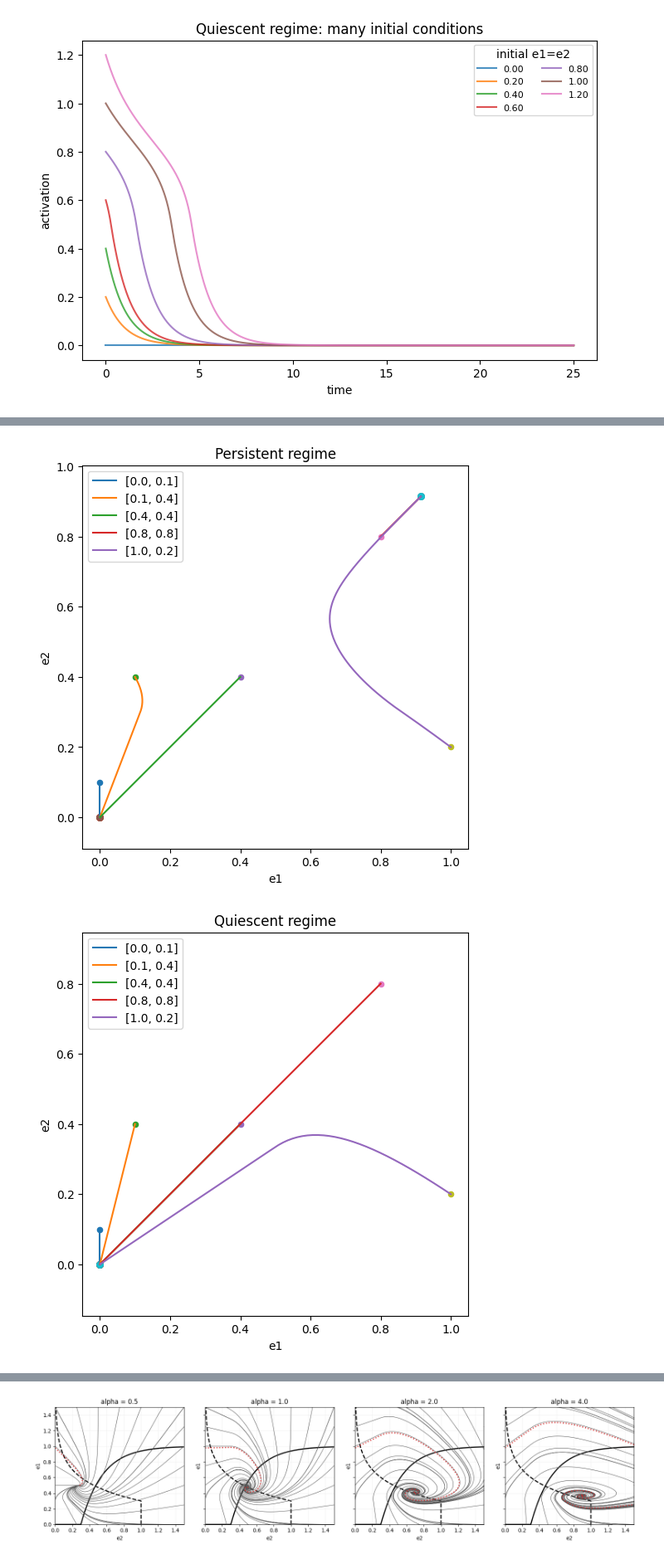
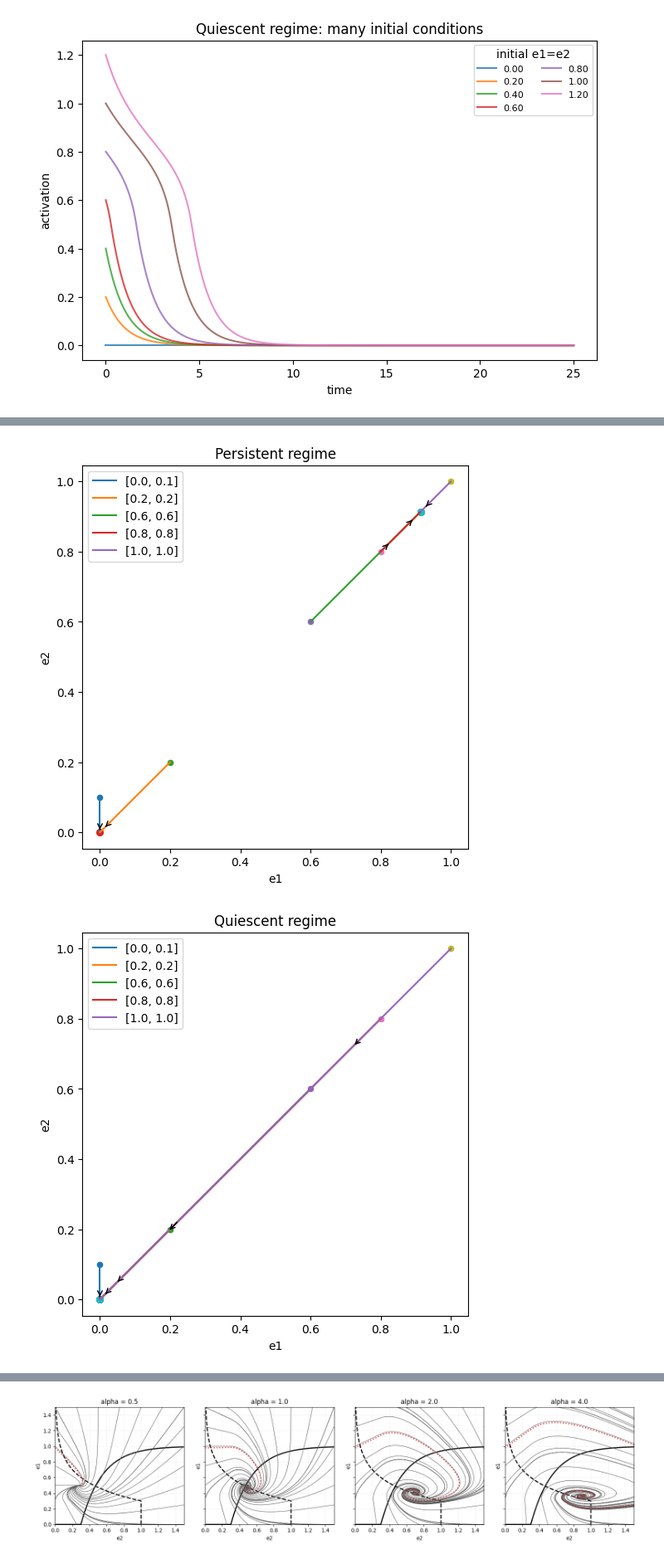
Before and after one commit to hiazmani/roai_vub, a Jupyter notebook: 2526/opdrachten/opdracht_3_neurale_netwerken/rashevsky_conditioning_student_notebook.ipynb, the cells around one changed output, grey strips where cells are left out. Shown at 83% size. Saved outputs shown, nothing was run; the diff lists cells and outputs as text; code cells hidden in the pictures.

```diff
--- a/2526/opdrachten/opdracht_3_neurale_netwerken/rashevsky_conditioning_student_notebook.ipynb
+++ b/2526/opdrachten/opdracht_3_neurale_netwerken/rashevsky_conditioning_student_notebook.ipynb
@@ -454,31 +466,38 @@ A phase-plane trajectory shows how the pair `(e1, e2)` moves over time. Instead
 # %%
 
 def plot_phase_plane_trajectories(params, initials, t=np.linspace(0, 25, 1000), title="Phase plane trajectories"):
     plt.figure(figsize=(6, 6))
     for x0 in initials:
         sol = simulate_rashevsky(x0, t, params)
         plt.plot(sol[:, 0], sol[:, 1], label=f"{x0}")
+        arrow_idx = max(8, len(sol) // 10)
+        plt.annotate(
+            "",
+            xy=(sol[arrow_idx + 3, 0], sol[arrow_idx + 3, 1]),
+            xytext=(sol[arrow_idx - 3, 0], sol[arrow_idx - 3, 1]),
+            arrowprops=dict(arrowstyle="->", color="black", lw=1),
+        )
         plt.scatter(sol[0, 0], sol[0, 1], s=20)
         plt.scatter(sol[-1, 0], sol[-1, 1], s=30)
 
     plt.xlabel("e1")
     plt.ylabel("e2")
     plt.title(title)
     plt.legend()
     plt.axis("equal")
     plt.show()
 
 initials = [
     [0.0, 0.1],
-    [0.1, 0.4],
-    [0.4, 0.4],
+    [0.2, 0.2],
+    [0.6, 0.6],
     [0.8, 0.8],
-    [1.0, 0.2],
+    [1.0, 1.0],
 ]
 
 plot_phase_plane_trajectories(params_persistent, initials, title="Persistent regime")
 plot_phase_plane_trajectories(params_quiescent, initials, title="Quiescent regime")
 # %% [output]
-[figure, old version]
+[figure, new version]
-[figure, old version]
+[figure, new version]
 # %% [markdown]
```
Also changed, not shown: parts of 10 cells of this notebook, 1 other file.
